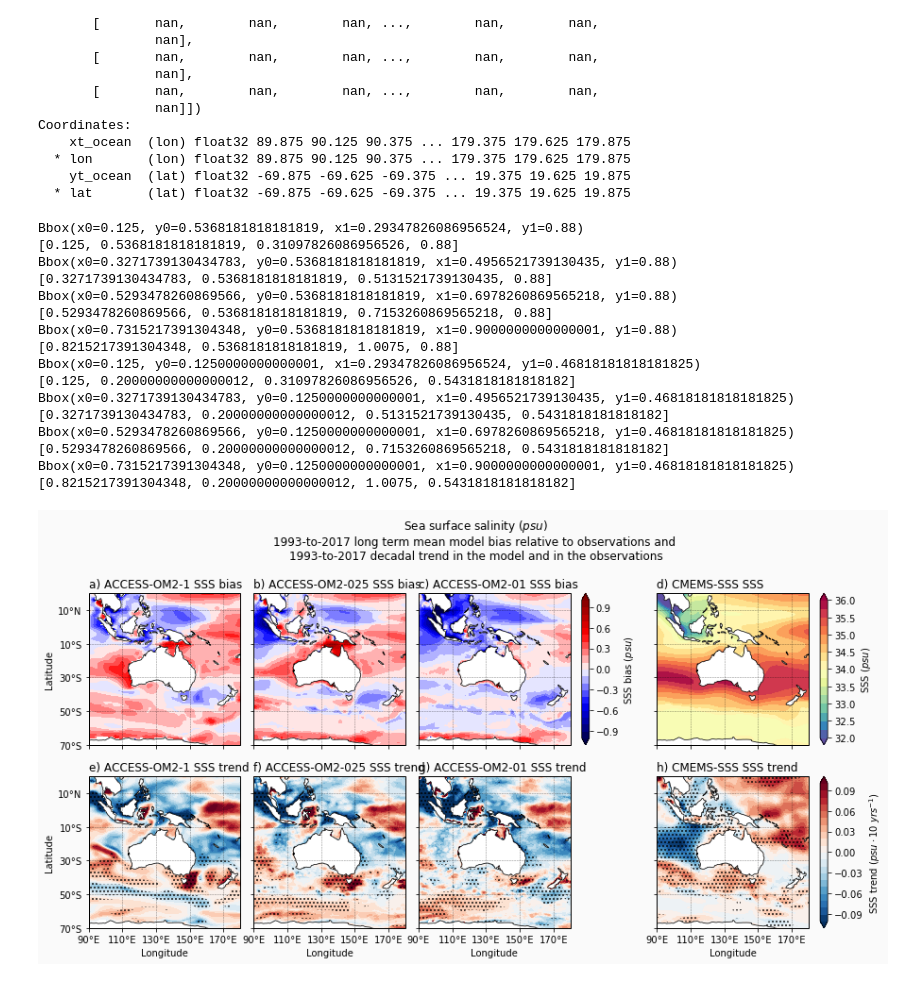
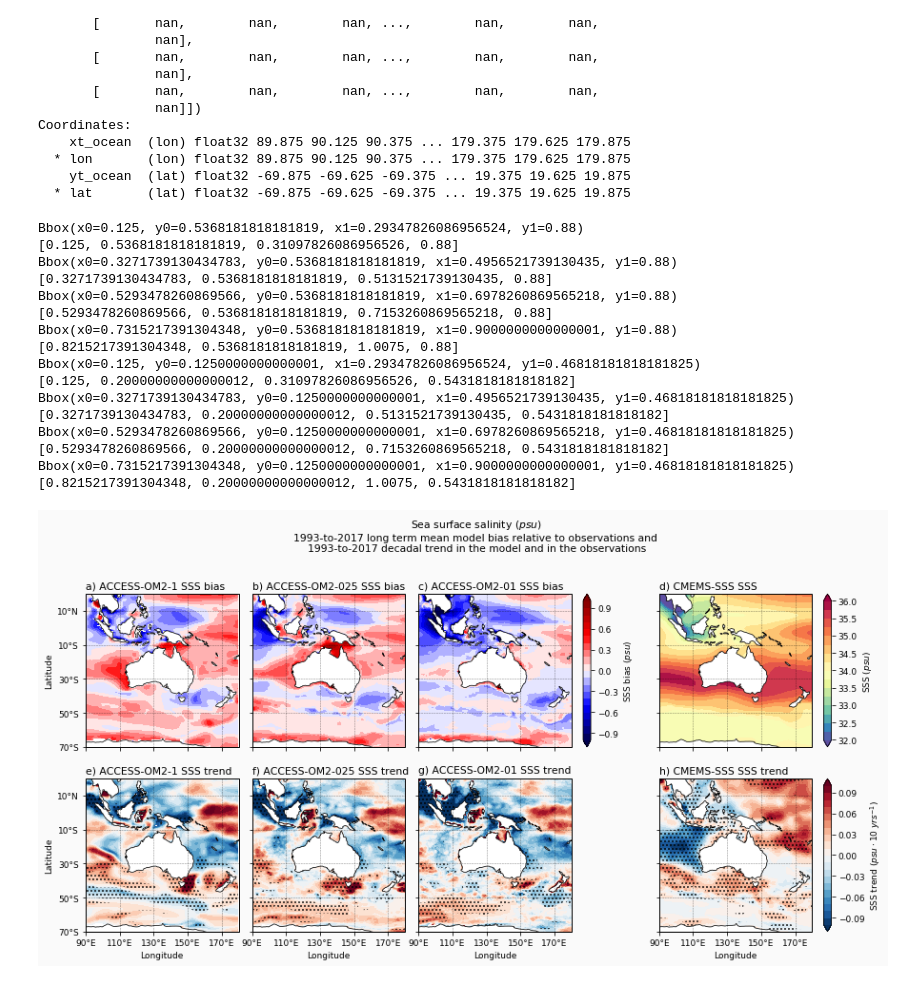
Before and after one commit to ERDuran/Australian-waters-diagnostics, a Jupyter notebook: scripts/p42_plot_SSS.ipynb, the cells around one changed output. Cells and saved outputs as stored; diff of their text form; code cells hidden in the pictures.

```diff
--- a/scripts/p42_plot_SSS.ipynb
+++ b/scripts/p42_plot_SSS.ipynb
@@ -153,7 +153,7 @@ land_50m= cft.NaturalEarthFeature('physical', 'land', '110m',
 
 # fig = plt.figure(1, figsize=(8,12), facecolor=[0.98,0.98,0.98])
 fig = plt.figure(1, figsize=(12,8), facecolor=[0.98,0.98,0.98])
-matplotlib.rcParams.update({'font.size': 10})
+matplotlib.rcParams.update({'font.size': 9})
 
 plt.suptitle(
     r'Sea surface salinity ($psu$)' +
@@ -415,35 +415,35 @@ ax.set_ylabel('')
 ax.set_yticklabels('')
 ax.grid(linewidth=0.5, color='black', alpha=0.5, linestyle='--')
 ax.add_feature(land_50m)
 axins = inset_axes(ax,
                    width="5%",  # width = 5% of parent_bbox width
                    height="100%",  # height : 50%
                    loc='lower left',
                    bbox_to_anchor=(1.075, 0, 1, 1),
                    bbox_transform=ax.transAxes,
                    borderpad=0)
 cbar = plt.colorbar(plot, orientation='vertical',
                     label=r'SSS trend ($psu \cdot 10\ yrs^{-1}$)', cax=axins)
 
-# savefigure('SSS_bias_trend')
+savefigure('SSS_bias_trend')
 # %% [output]
 Bbox(x0=0.125, y0=0.5368181818181819, x1=0.29347826086956524, y1=0.88)
 [0.125, 0.5368181818181819, 0.31097826086956526, 0.88]
 Bbox(x0=0.3271739130434783, y0=0.5368181818181819, x1=0.4956521739130435, y1=0.88)
 [0.3271739130434783, 0.5368181818181819, 0.5131521739130435, 0.88]
 Bbox(x0=0.5293478260869566, y0=0.5368181818181819, x1=0.6978260869565218, y1=0.88)
 [0.5293478260869566, 0.5368181818181819, 0.7153260869565218, 0.88]
 Bbox(x0=0.7315217391304348, y0=0.5368181818181819, x1=0.9000000000000001, y1=0.88)
 [0.8215217391304348, 0.5368181818181819, 1.0075, 0.88]
 Bbox(x0=0.125, y0=0.1250000000000001, x1=0.29347826086956524, y1=0.46818181818181825)
 [0.125, 0.20000000000000012, 0.31097826086956526, 0.5431818181818182]
 Bbox(x0=0.3271739130434783, y0=0.1250000000000001, x1=0.4956521739130435, y1=0.46818181818181825)
 [0.3271739130434783, 0.20000000000000012, 0.5131521739130435, 0.5431818181818182]
 Bbox(x0=0.5293478260869566, y0=0.1250000000000001, x1=0.6978260869565218, y1=0.46818181818181825)
 [0.5293478260869566, 0.20000000000000012, 0.7153260869565218, 0.5431818181818182]
 Bbox(x0=0.7315217391304348, y0=0.1250000000000001, x1=0.9000000000000001, y1=0.46818181818181825)
 [0.8215217391304348, 0.20000000000000012, 1.0075, 0.5431818181818182]
-[figure, old version]
+[figure, new version]
 # %%
 # def bbox(pos):
 #     return matplotlib.transforms.Bbox(np.array([[pos[0],pos[1]],[pos[2],pos[3]]]))
```
Also changed, not shown: 2 other files.
